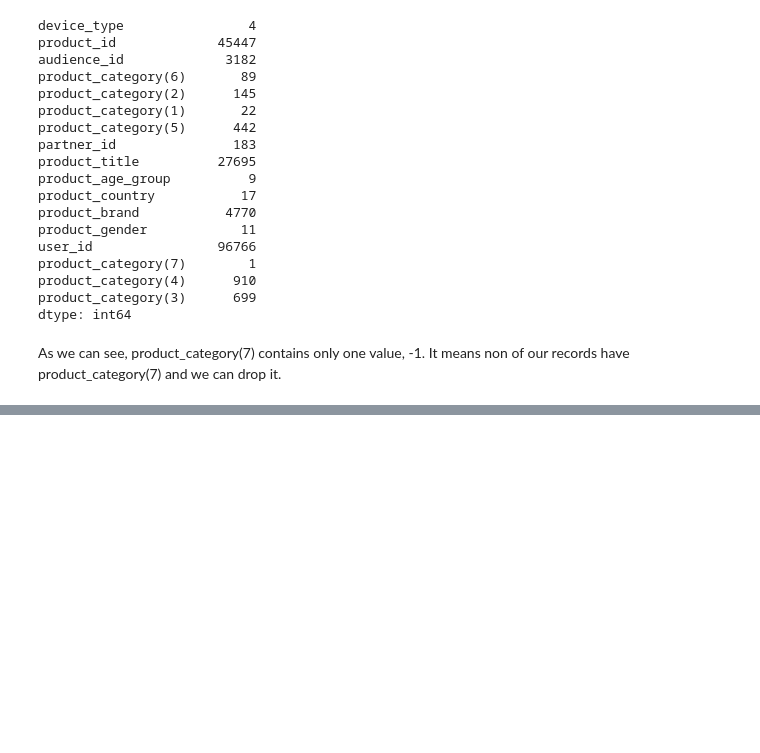
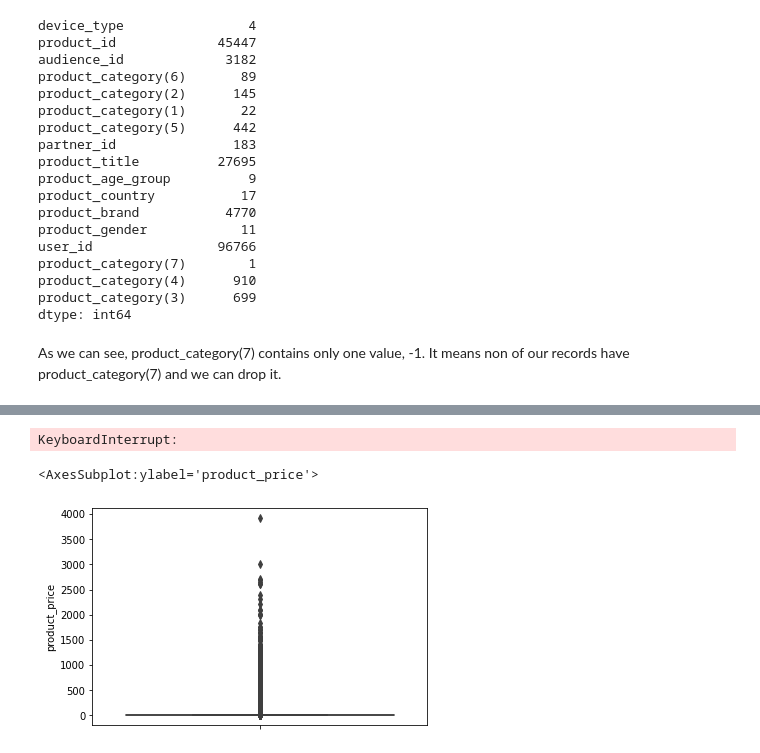
Before and after one commit to a80-abbasi/ML_Project, a Jupyter notebook: ML_Project.ipynb, the cells around one changed output, grey strips where cells are left out. Cells and saved outputs as stored; diff of their text form; code cells hidden in the pictures; blank space fills up the shorter version.

```diff
--- a/ML_Project.ipynb
+++ b/ML_Project.ipynb
@@ -111,3 +115,12 @@ data[categorical_cols].describe()
 | unique | 4 | 45447 | 3182 | 89 | 145 | 22 | ... |
 | top | 7E56C27BFF0305E788DA55A029EC4988 | -1 | -1 | -1 | -1 | -1 | ... |
 | freq | 52539 | 23714 | 71793 | 98832 | 45517 | 45502 | ... |
+# %%
+data[['product_id', 'product_price']].groupby('product_id').apply(lambda df: df[df['product_price'] != 0].mean())
+# %% [output]
+KeyboardInterrupt:
+# %%
+sns.boxplot(data=data, y='product_price')
+# %% [output]
+<AxesSubplot:ylabel='product_price'>
+[figure, added]
```
Also changed, not shown: parts of 5 cells of this notebook.
